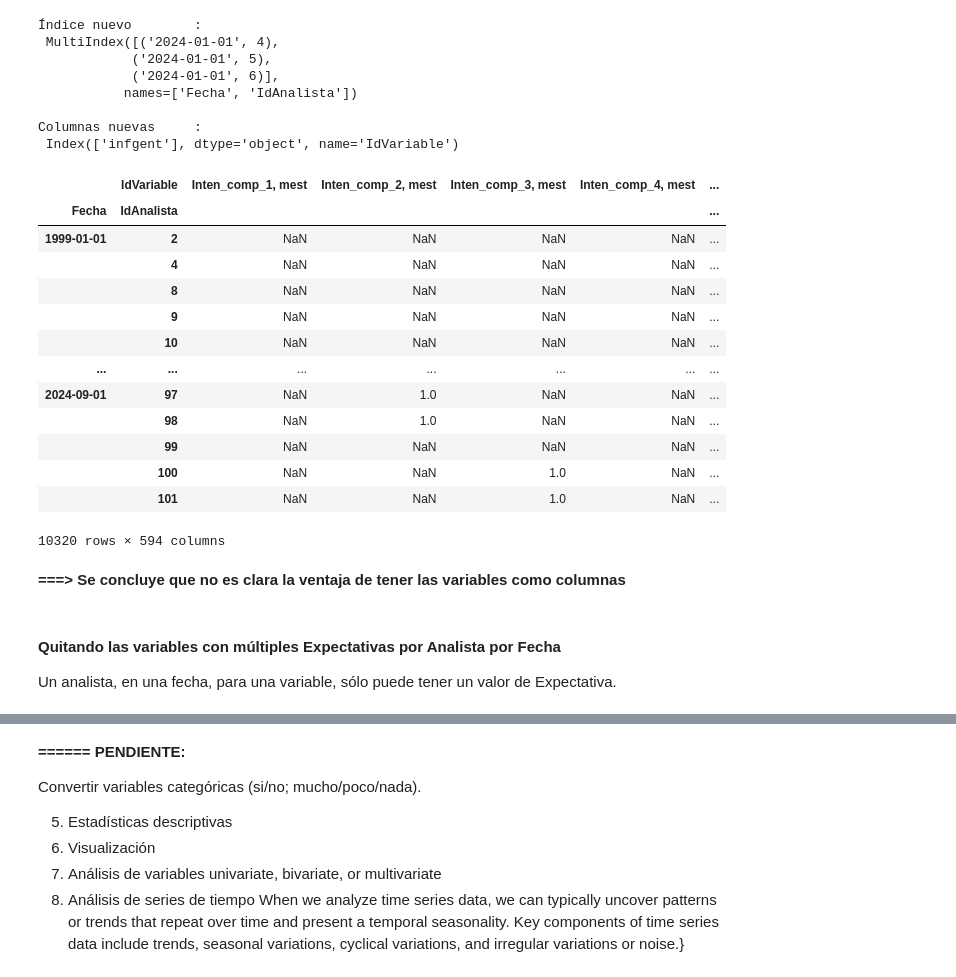
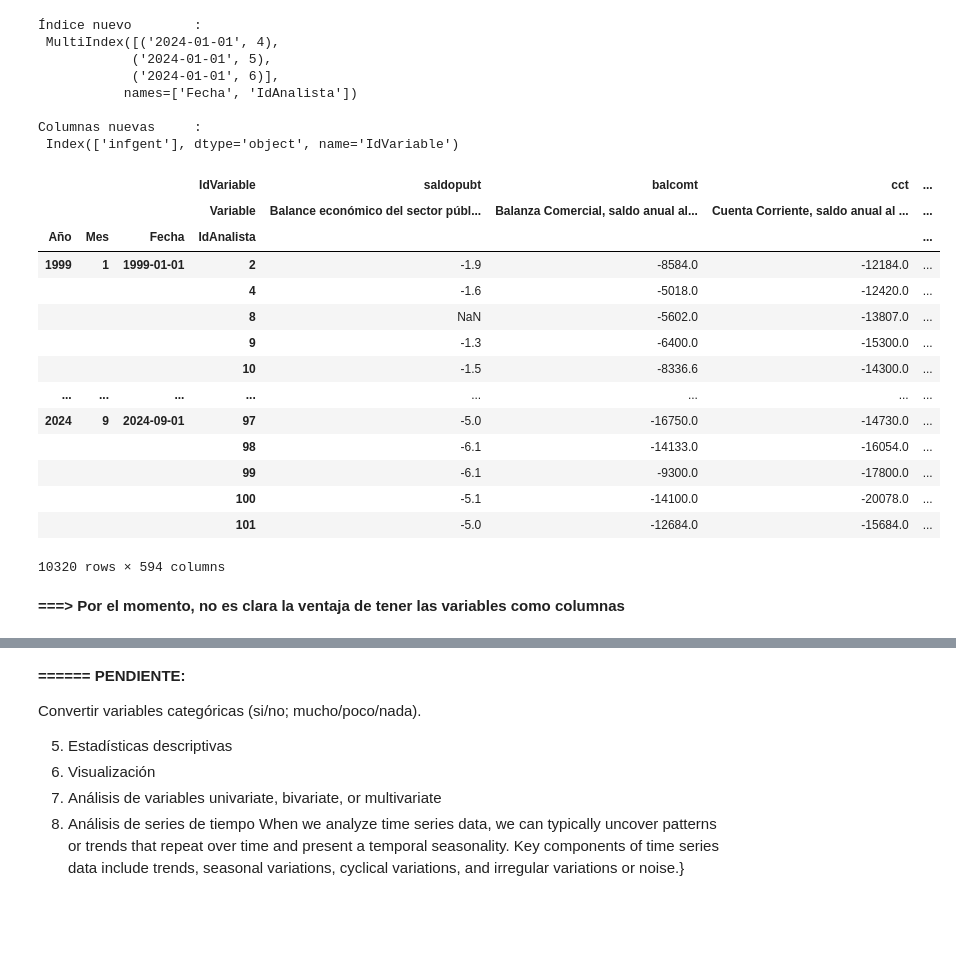
Before and after one commit to arturotena/MemoriaSeminario2024, a Jupyter notebook: Avance.ipynb, the cells around one changed output, grey strips where cells are left out. Drawn from its saved outputs; the diff is of its cells as text; code cells hidden in the pictures; blank space fills up the shorter version.

```diff
--- a/Avance.ipynb
+++ b/Avance.ipynb
@@ -100,4 +92,6 @@ dtype: int64
 # %%
-# No hay registros duplicados
-df.duplicated().sum()
+# Registros duplicados
+s_duplicados=df.duplicated()
+print('Existen:', s_duplicados[s_duplicados==True].size, 'registros duplicados, los cuales se eliminan.')
+df.drop_duplicates(inplace=True)
 # %% [output]
@@ -303,8 +303,0 @@ array(['Valor del tipo de cambio promedio durante el mes t+1',
-# %%
-# Se eliminan los renglones con esas variables incongruentes
-arr_idVariables_a_quitar=df_variables_con_mismo_idVariable['IdVariable'].unique()
-display(arr_idVariables_a_quitar)
-df=df.query("IdVariable not in @arr_idVariables_a_quitar")
-
-display((df.index.size-df.index.size)/df.index.size*100)
-# Se quitaron aproximadamente el 2.6% de los renglones
@@ -361,34 +351,28 @@ Columnas nuevas     :
 # %%
 # En el dataset real
 uniqvars=df['IdVariable'].unique()
 uniqvars=np.delete(uniqvars,415)  # esta variable tiene repetidos, si se incluye aparece error: Index contains duplicate entries, cannot reshape
 df_subset=df.query("IdVariable in @uniqvars")
-try:
-    df_varscols=df_subset.pivot(
-        index=['Fecha','IdAnalista'],  # Año, Mes
-        columns=['IdVariable'], # Variable
-        values='Expectativa')
-    display(df_varscols)
-except Exception as e:
-    print(e)
+df_varscols=df_subset.pivot(
+    index=['Año', 'Mes', 'Fecha','IdAnalista'],
+    columns=['IdVariable', 'Variable'],
+    values='Expectativa')
+display(df_varscols)
 # %% [output]
-|  | IdVariable | Inten_comp_1, mest | Inten_comp_2, mest | Inten_comp_3, mest | Inten_comp_4, mest | ... |
-| Fecha | IdAnalista |  |  |  |  | ... |
-| 1999-01-01 | 2 | NaN | NaN | NaN | NaN | ... |
-|  | 4 | NaN | NaN | NaN | NaN | ... |
-|  | 8 | NaN | NaN | NaN | NaN | ... |
-|  | 9 | NaN | NaN | NaN | NaN | ... |
-|  | 10 | NaN | NaN | NaN | NaN | ... |
-| ... | ... | ... | ... | ... | ... | ... |
-| 2024-09-01 | 97 | NaN | 1.0 | NaN | NaN | ... |
-|  | 98 | NaN | 1.0 | NaN | NaN | ... |
-|  | 99 | NaN | NaN | NaN | NaN | ... |
-|  | 100 | NaN | NaN | 1.0 | NaN | ... |
-|  | 101 | NaN | NaN | 1.0 | NaN | ... |
+|  |  |  | IdVariable | saldopubt | balcomt | cct | ... |
+|  |  |  | Variable | Balance económico del sector públ... | Balanza Comercial, saldo anual al... | Cuenta Corriente, saldo anual al ... | ... |
+| Año | Mes | Fecha | IdAnalista |  |  |  | ... |
+| 1999 | 1 | 1999-01-01 | 2 | -1.9 | -8584.0 | -12184.0 | ... |
+|  |  |  | 4 | -1.6 | -5018.0 | -12420.0 | ... |
+|  |  |  | 8 | NaN | -5602.0 | -13807.0 | ... |
+|  |  |  | 9 | -1.3 | -6400.0 | -15300.0 | ... |
+|  |  |  | 10 | -1.5 | -8336.6 | -14300.0 | ... |
+| ... | ... | ... | ... | ... | ... | ... | ... |
+| 2024 | 9 | 2024-09-01 | 97 | -5.0 | -16750.0 | -14730.0 | ... |
+|  |  |  | 98 | -6.1 | -14133.0 | -16054.0 | ... |
+|  |  |  | 99 | -6.1 | -9300.0 | -17800.0 | ... |
+|  |  |  | 100 | -5.1 | -14100.0 | -20078.0 | ... |
+|  |  |  | 101 | -5.0 | -12684.0 | -15684.0 | ... |
 10320 rows × 594 columns
 # %% [markdown]
-**===> Se concluye que no es clara la ventaja de tener las variables como columnas**
+**===> Por el momento, no es clara la ventaja de tener las variables como columnas**
-# %% [markdown]
-#### Quitando las variables con múltiples Expectativas por Analista por Fecha
-
-Un analista, en una fecha, para una variable, sólo puede tener un valor de Expectativa.
```
Also changed, not shown: parts of 15 cells of this notebook.
